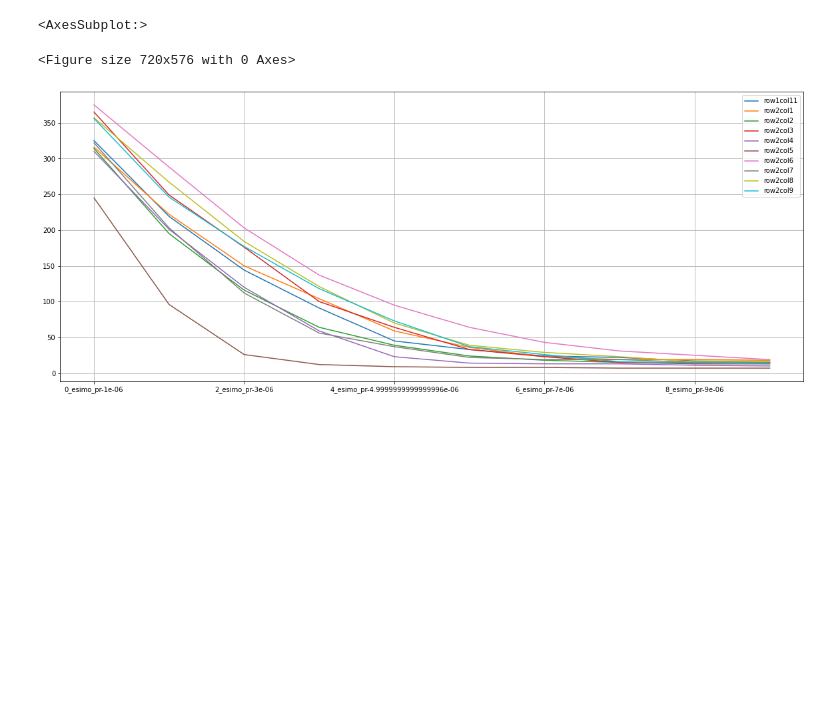
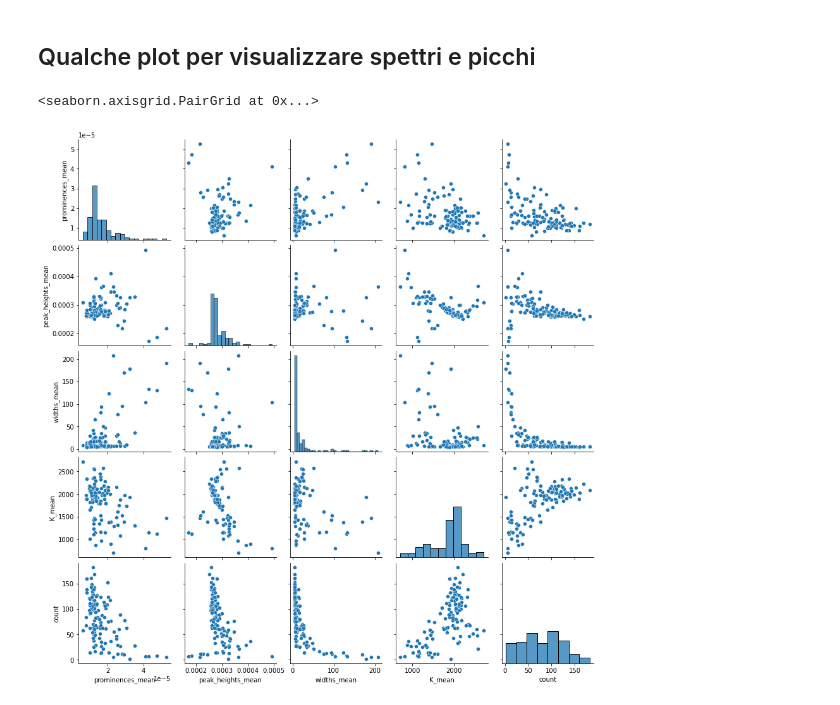
Before and after one commit to wesleyunitn/pythonProject, a Jupyter notebook: notebook/eda12.ipynb, the cells around one changed output. Cells and saved outputs as stored; diff of their text form; code cells hidden in the pictures; blank space fills up the shorter version.

```diff
--- a/notebook/eda12.ipynb
+++ b/notebook/eda12.ipynb
@@ -29,0 +110,2 @@ for n,pr in enumerate(np.linspace(10**-6,10**-5,10)):
+# %% [markdown]
+## Qualche plot per visualizzare spettri e picchi
@@ -30,10 +114,5 @@ for n,pr in enumerate(np.linspace(10**-6,10**-5,10)):
 # %%
-import seaborn as sns
-import matplotlib.pyplot as plt
-%matplotlib inline
-plt.figure(figsize=(10,8))
-dic.T.iloc[:,10:20].plot(figsize=(20,8),grid=True, xlim=(None,None))
+#sns.pairplot(data = featp[5], vars = ['prominences_mean','peak_heights_mean','widths_mean','K_mean','count'])
 # %% [output]
-<AxesSubplot:>
+<seaborn.axisgrid.PairGrid at 0x...>
-<Figure size 720x576 with 0 Axes>
-[figure, old version]
+[figure, new version]
```
Also changed, not shown: parts of 26 cells of this notebook, 8 other files.
